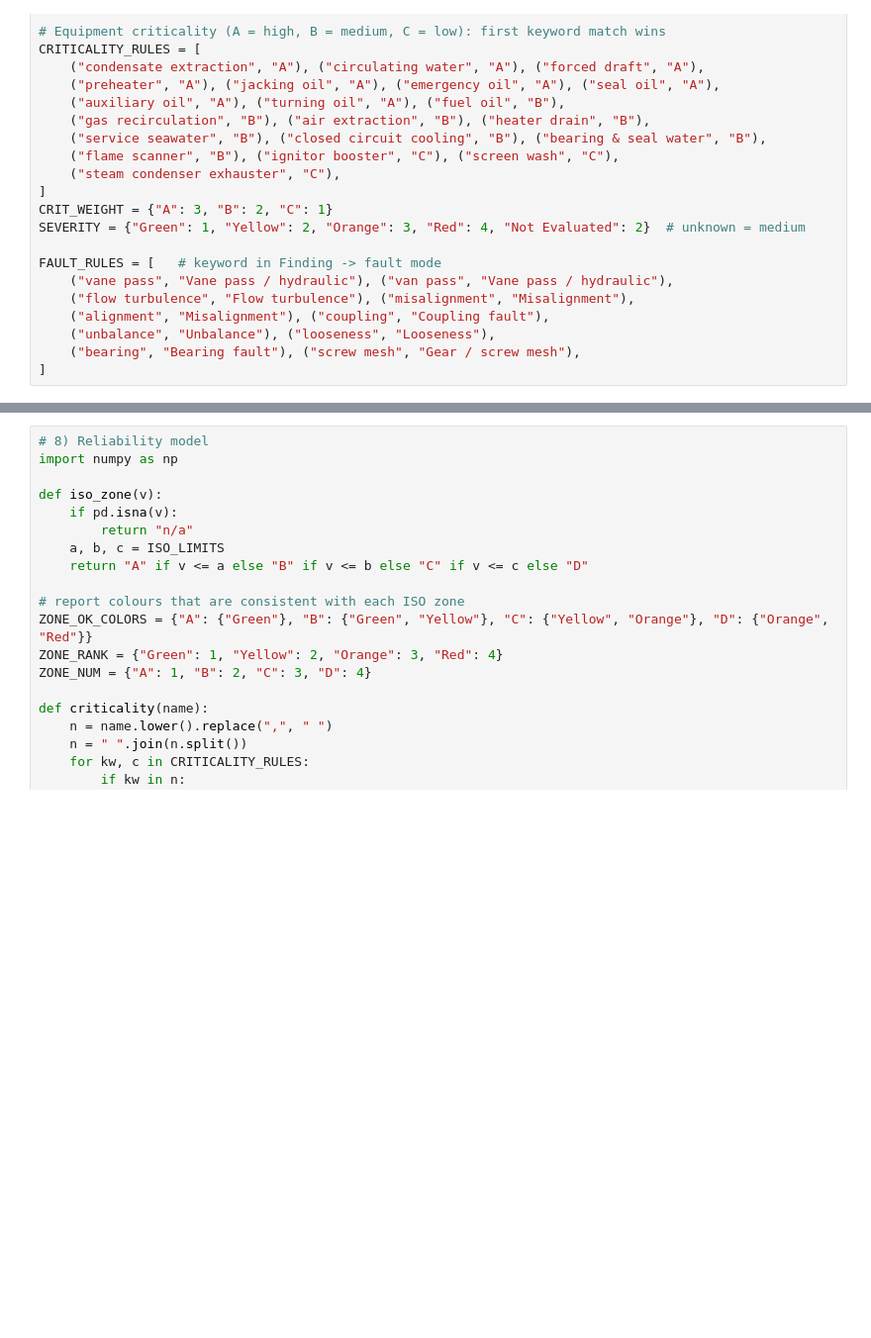
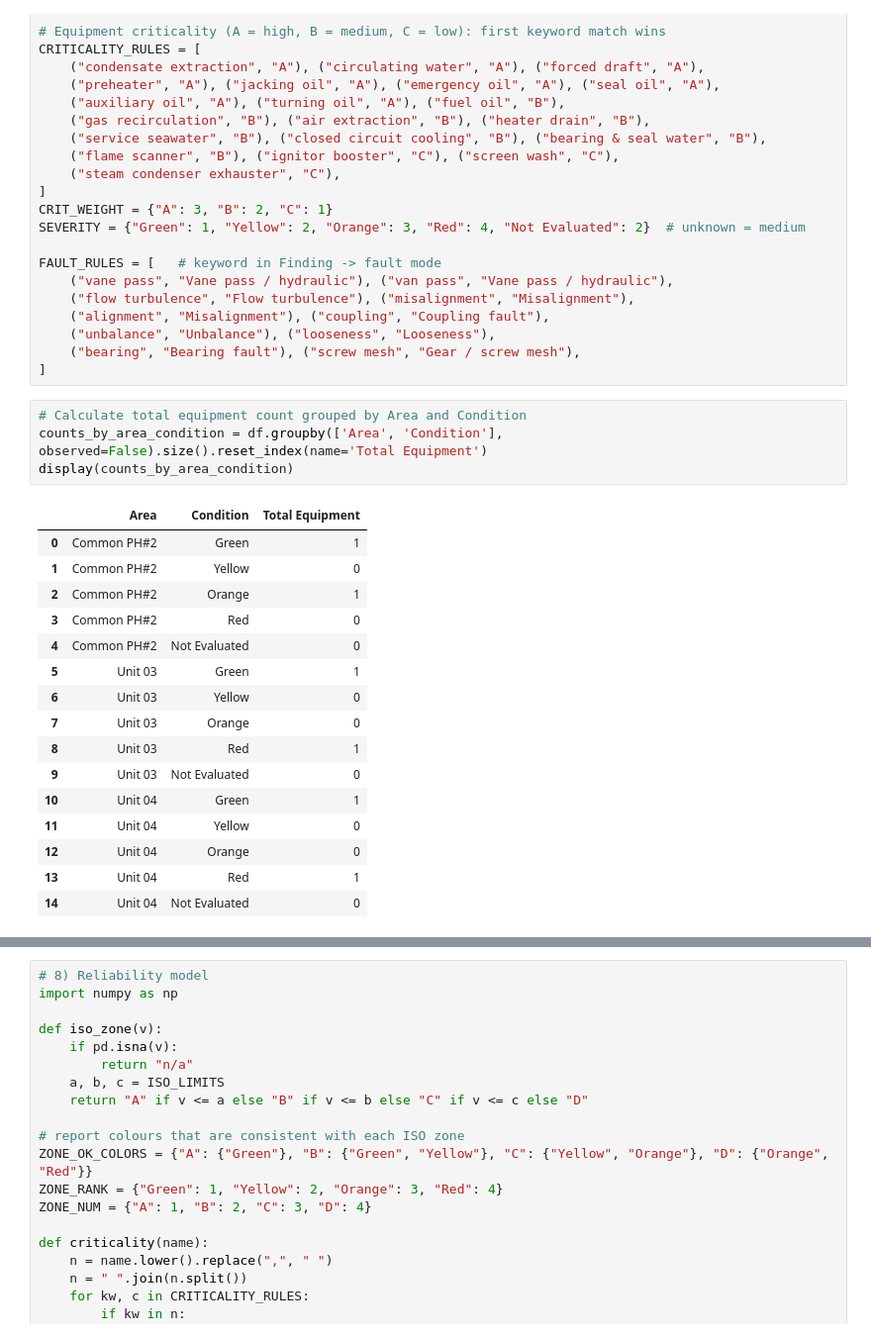
Before and after one commit to alsulami412-arch/Vibration-group, a Jupyter notebook: Vibration_group.ipynb, the cells around one changed output, grey strips where cells are left out. Shown at 99% size. Cells and saved outputs as stored; diff of their text form; blank space fills up the shorter version.

```diff
--- a/Vibration_group.ipynb
+++ b/Vibration_group.ipynb
@@ -256,3 +451,24 @@ FAULT_RULES = [   # keyword in Finding -> fault mode
     ("unbalance", "Unbalance"), ("looseness", "Looseness"),
     ("bearing", "Bearing fault"), ("screw mesh", "Gear / screw mesh"),
 ]
+# %%
+# Calculate total equipment count grouped by Area and Condition
+counts_by_area_condition = df.groupby(['Area', 'Condition'], observed=False).size().reset_index(name='Total Equipment')
+display(counts_by_area_condition)
+# %% [output]
+|  | Area | Condition | Total Equipment |
+| 0 | Common PH#2 | Green | 1 |
+| 1 | Common PH#2 | Yellow | 0 |
+| 2 | Common PH#2 | Orange | 1 |
+| 3 | Common PH#2 | Red | 0 |
+| 4 | Common PH#2 | Not Evaluated | 0 |
+| 5 | Unit 03 | Green | 1 |
+| 6 | Unit 03 | Yellow | 0 |
+| 7 | Unit 03 | Orange | 0 |
+| 8 | Unit 03 | Red | 1 |
+| 9 | Unit 03 | Not Evaluated | 0 |
+| 10 | Unit 04 | Green | 1 |
+| 11 | Unit 04 | Yellow | 0 |
+| 12 | Unit 04 | Orange | 0 |
+| 13 | Unit 04 | Red | 1 |
+| 14 | Unit 04 | Not Evaluated | 0 |
```
Also changed, not shown: parts of 10 cells of this notebook.
